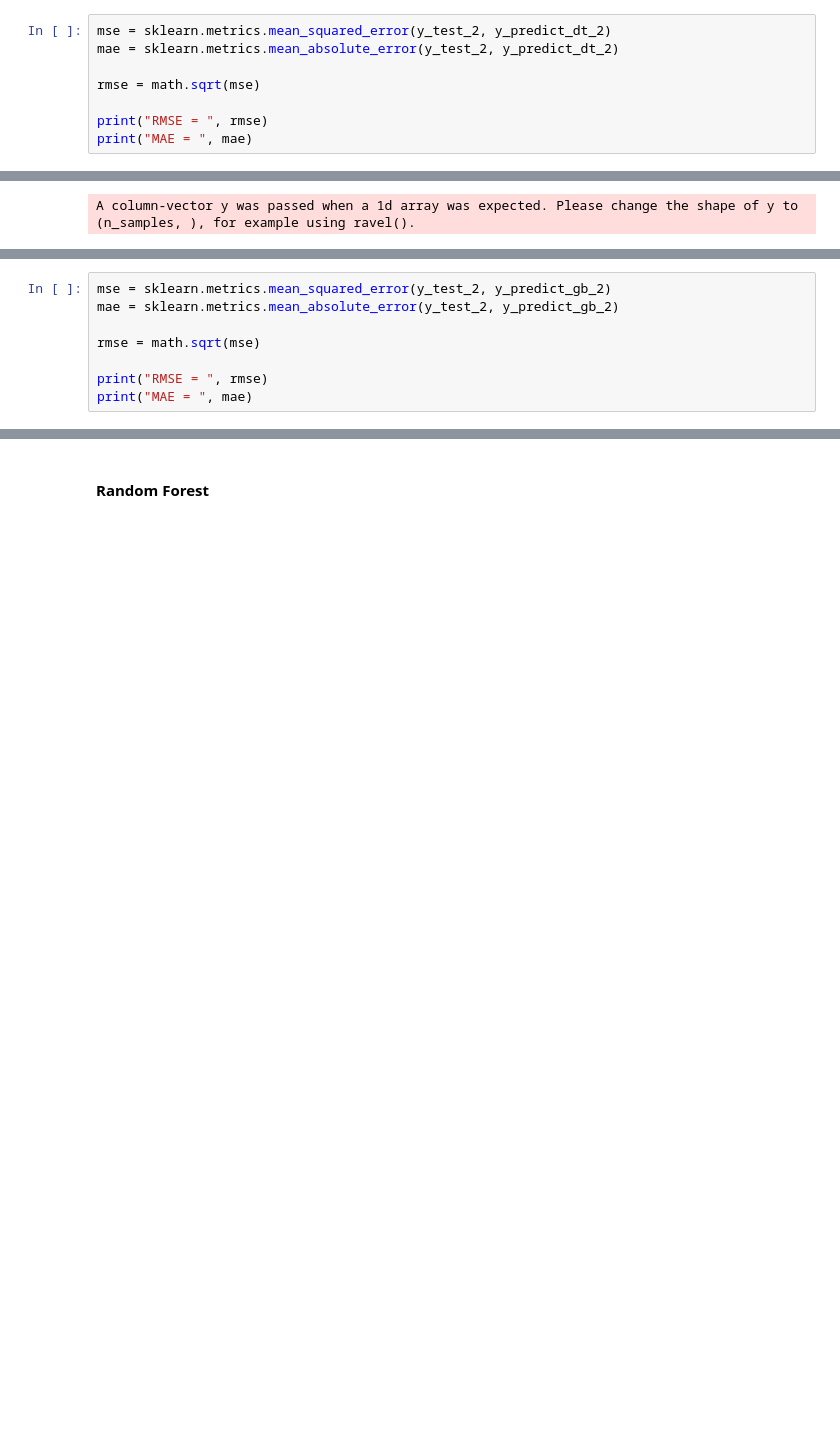
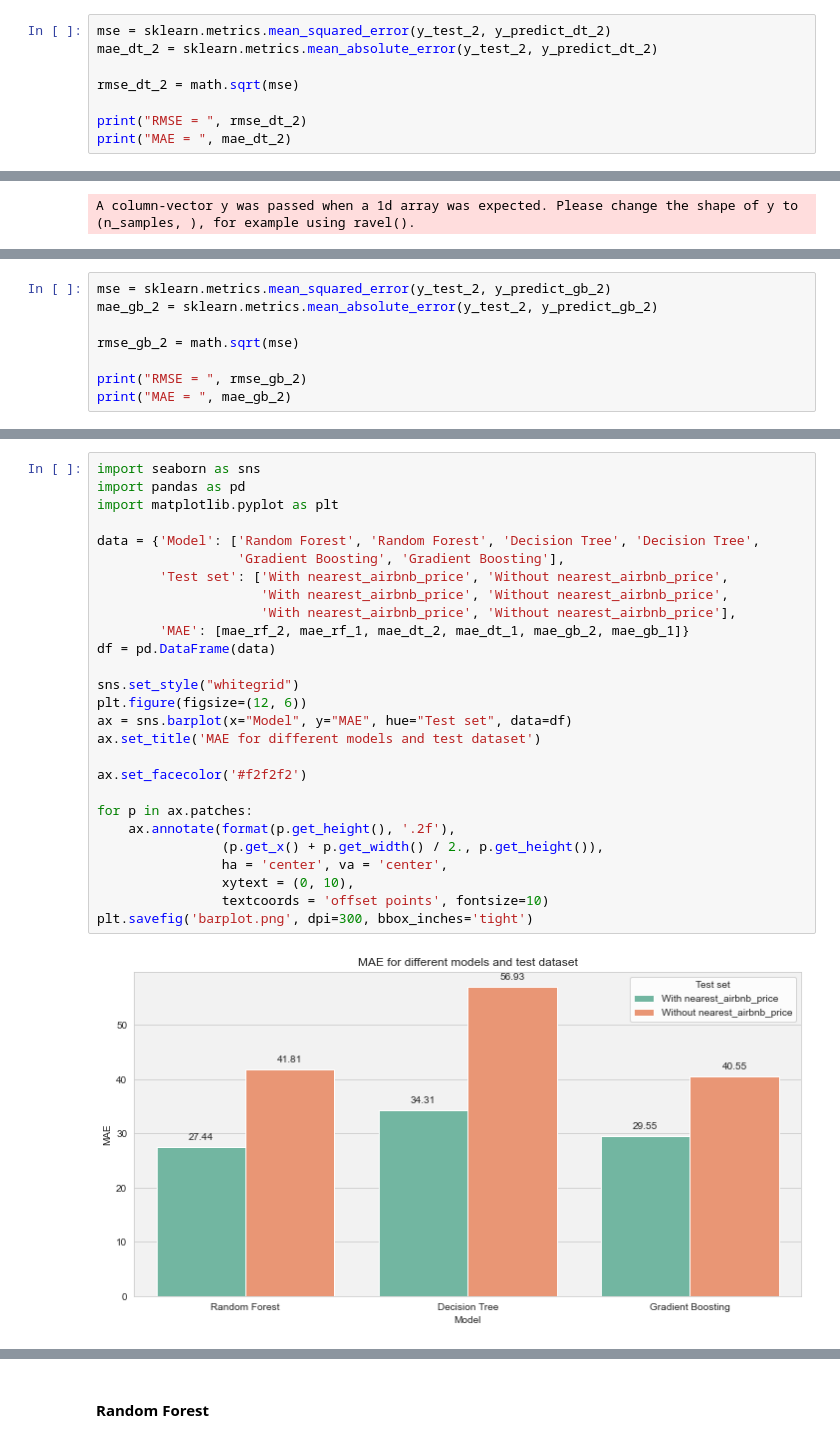
Before and after one commit to StellaLii/Airbnb-Project, a Jupyter notebook: vancouver_model/Machine_Learning_Model.ipynb, the cells around one changed output, grey strips where cells are left out. Drawn from its saved outputs; the diff is of its cells as text; blank space fills up the shorter version.

Commit message:
added bar graph

```diff
--- a/vancouver_model/Machine_Learning_Model.ipynb
+++ b/vancouver_model/Machine_Learning_Model.ipynb
@@ -687,9 +687,9 @@ plt.show()
 # %%
 mse = sklearn.metrics.mean_squared_error(y_test_2, y_predict_dt_2)
-mae = sklearn.metrics.mean_absolute_error(y_test_2, y_predict_dt_2)
+mae_dt_2 = sklearn.metrics.mean_absolute_error(y_test_2, y_predict_dt_2)
 
-rmse = math.sqrt(mse)
+rmse_dt_2 = math.sqrt(mse)
 
-print("RMSE = ", rmse)
-print("MAE = ", mae)
+print("RMSE = ", rmse_dt_2)
+print("MAE = ", mae_dt_2)
 # %% [output]
@@ -734,9 +734,9 @@ plt.show()
 # %%
 mse = sklearn.metrics.mean_squared_error(y_test_2, y_predict_gb_2)
-mae = sklearn.metrics.mean_absolute_error(y_test_2, y_predict_gb_2)
+mae_gb_2 = sklearn.metrics.mean_absolute_error(y_test_2, y_predict_gb_2)
 
-rmse = math.sqrt(mse)
+rmse_gb_2 = math.sqrt(mse)
 
-print("RMSE = ", rmse)
-print("MAE = ", mae)
+print("RMSE = ", rmse_gb_2)
+print("MAE = ", mae_gb_2)
 # %% [output]
@@ -744,0 +745,29 @@ MAE =  28.653237720903846
+# %%
+import seaborn as sns
+import pandas as pd
+import matplotlib.pyplot as plt
+
+data = {'Model': ['Random Forest', 'Random Forest', 'Decision Tree', 'Decision Tree',
+                  'Gradient Boosting', 'Gradient Boosting'],
+        'Test set': ['With nearest_airbnb_price', 'Without nearest_airbnb_price',
+                     'With nearest_airbnb_price', 'Without nearest_airbnb_price',
+                     'With nearest_airbnb_price', 'Without nearest_airbnb_price'],
+        'MAE': [mae_rf_2, mae_rf_1, mae_dt_2, mae_dt_1, mae_gb_2, mae_gb_1]}
+df = pd.DataFrame(data)
+
+sns.set_style("whitegrid")
+plt.figure(figsize=(12, 6))
+ax = sns.barplot(x="Model", y="MAE", hue="Test set", data=df)
+ax.set_title('MAE for different models and test dataset')
+
+ax.set_facecolor('#f2f2f2')
+
+for p in ax.patches:
+    ax.annotate(format(p.get_height(), '.2f'),
+                (p.get_x() + p.get_width() / 2., p.get_height()),
+                ha = 'center', va = 'center',
+                xytext = (0, 10),
+                textcoords = 'offset points', fontsize=10)
+plt.savefig('barplot.png', dpi=300, bbox_inches='tight')
+# %% [output]
+[figure, added]
```
Also changed, not shown: parts of 22 cells of this notebook, 2 other files.
